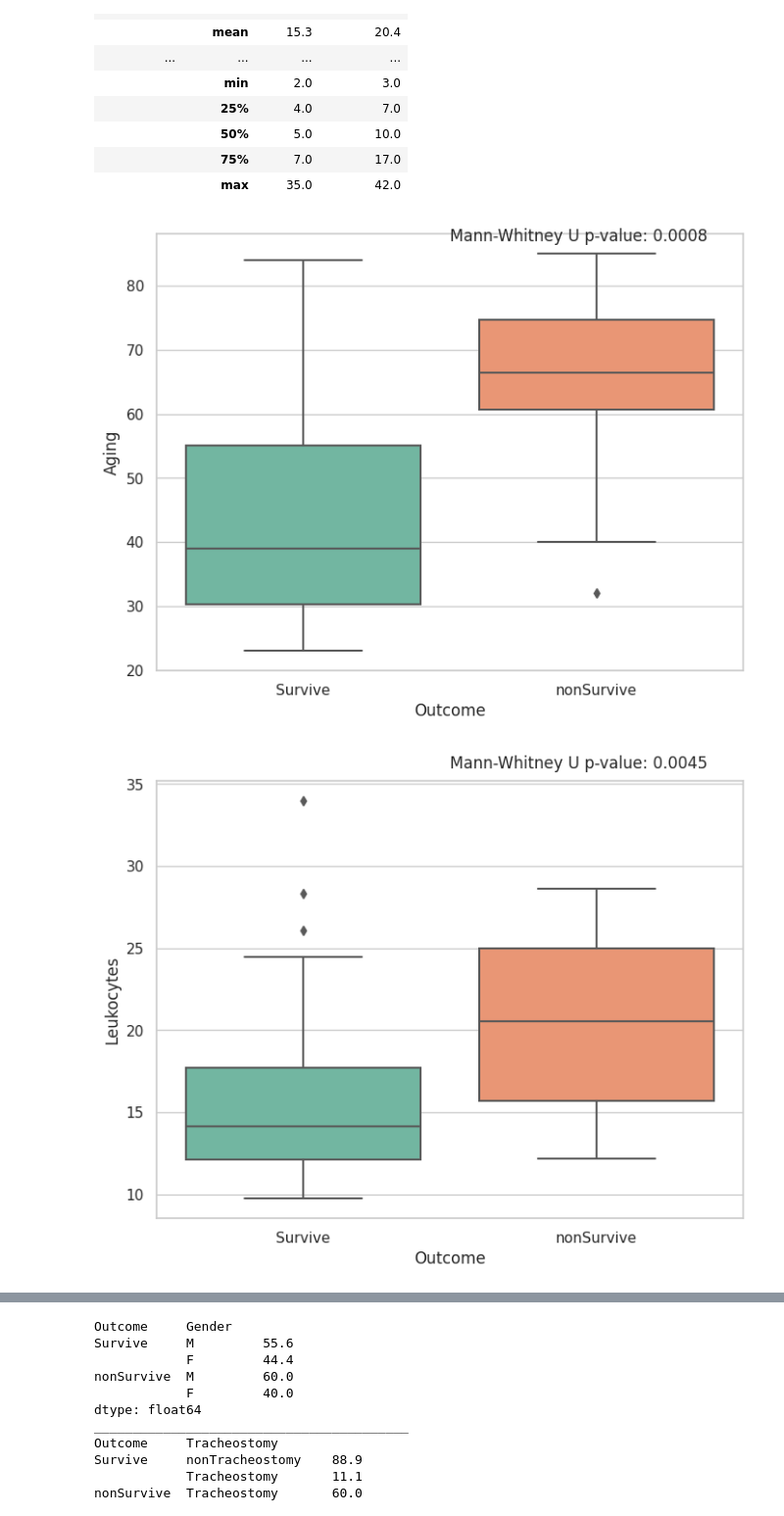
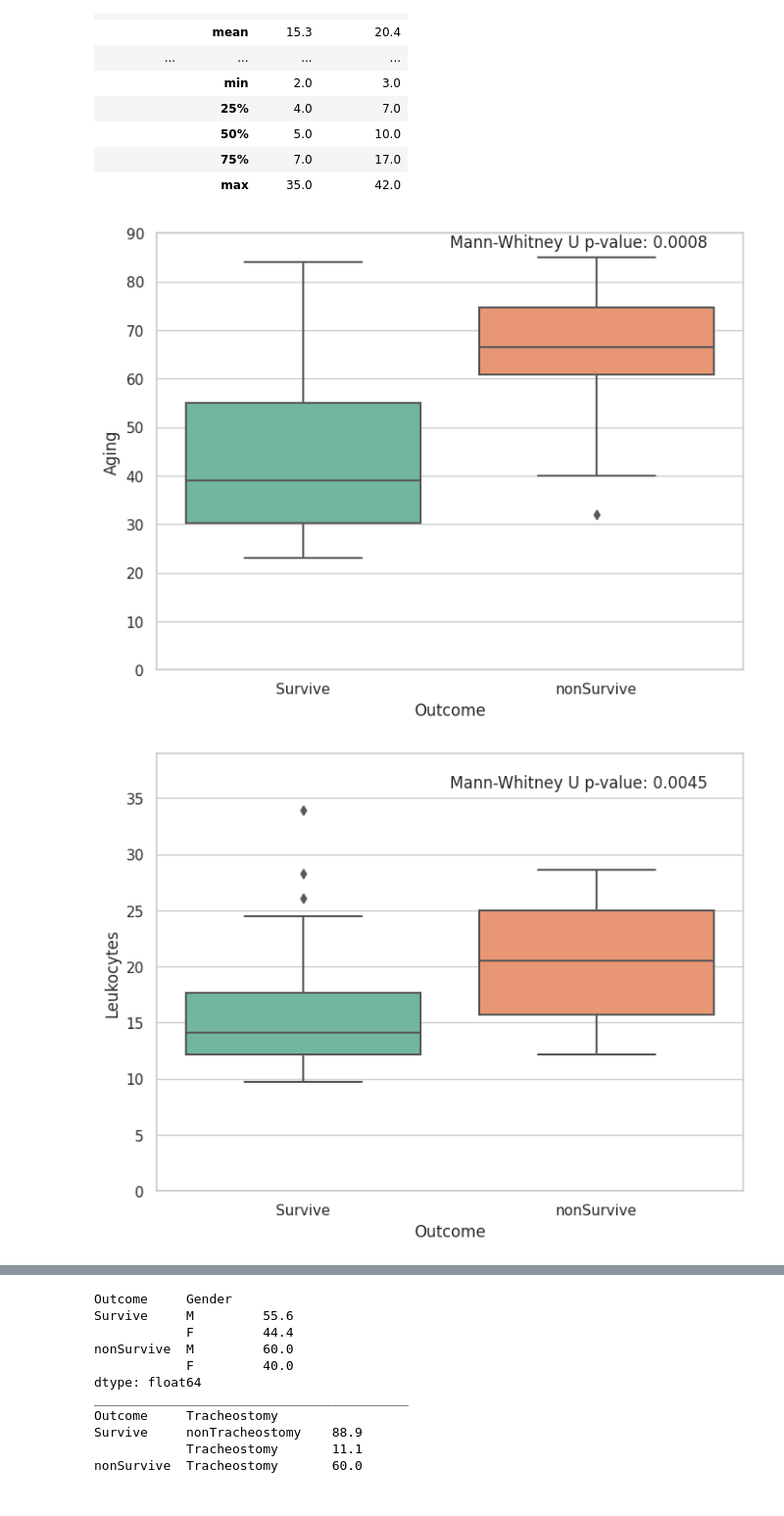
Before and after one commit to arnautoleg/MihaelaCLH, a Jupyter notebook: MihaelaCLH.ipynb, the cells around one changed output, grey strips where cells are left out. Shown at 98% size. Saved outputs shown, nothing was run; the diff lists cells and outputs as text; code cells hidden in the pictures.

```diff
--- a/MihaelaCLH.ipynb
+++ b/MihaelaCLH.ipynb
@@ -384,32 +384,33 @@ round(df.groupby(['Outcome'])[['Aging', 'Leukocytes', 'Spatial counts', 'Days, h
 # %%
 import pandas as pd
 import matplotlib.pyplot as plt
 import seaborn as sns
 import scipy.stats as stats
 
 for var in ['Aging', 'Leukocytes', 'Spatial counts', 'Days, hospital']:
   # Separate data into two groups based on 'Grouping_Variable'
   group1 = df[df['Outcome'] == 'Survive'][var]
   group2 = df[df['Outcome'] == 'nonSurvive'][var]
 
   # Perform the Mann-Whitney U test
   statistic, p_value = stats.mannwhitneyu(group1, group2, alternative='two-sided')
 
   # Create a boxplot with separate groups
   plt.figure(figsize=(8, 6))
   sns.boxplot(x='Outcome', y=var, data=df, palette='Set2')
   #plt.title("Outcome")
+  plt.ylim(0, max(group1.max(), group2.max()) + 5)
   plt.ylabel(var)
 
   # Display the Mann-Whitney U test result
   plt.text(0.5, max(group1.max(), group2.max()) + 2, f'Mann-Whitney U p-value: {p_value:.4f}', fontsize=12)
 
   # Show the plot
   plt.show()
 
 # Display the p-value
 #print(f"Mann-Whitney U Statistic: {statistic}")
 #print(f"P-value: {p_value}")
 # %% [output]
-[figure, old version]
+[figure, new version]
-[figure, old version]
+[figure, new version]
```
Also changed, not shown: parts of 1 cell of this notebook.
